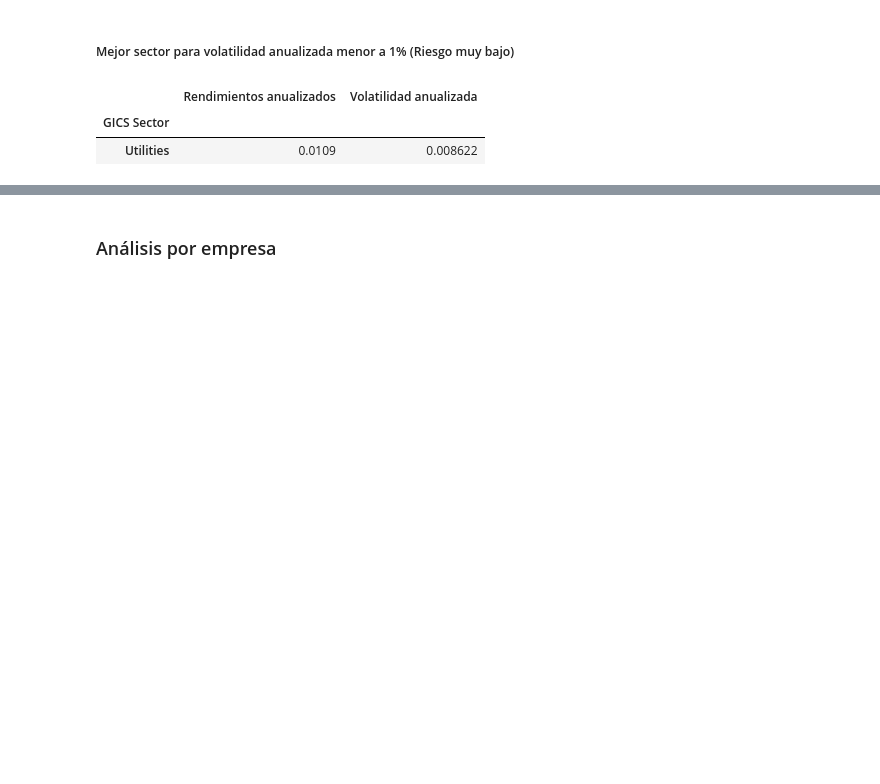
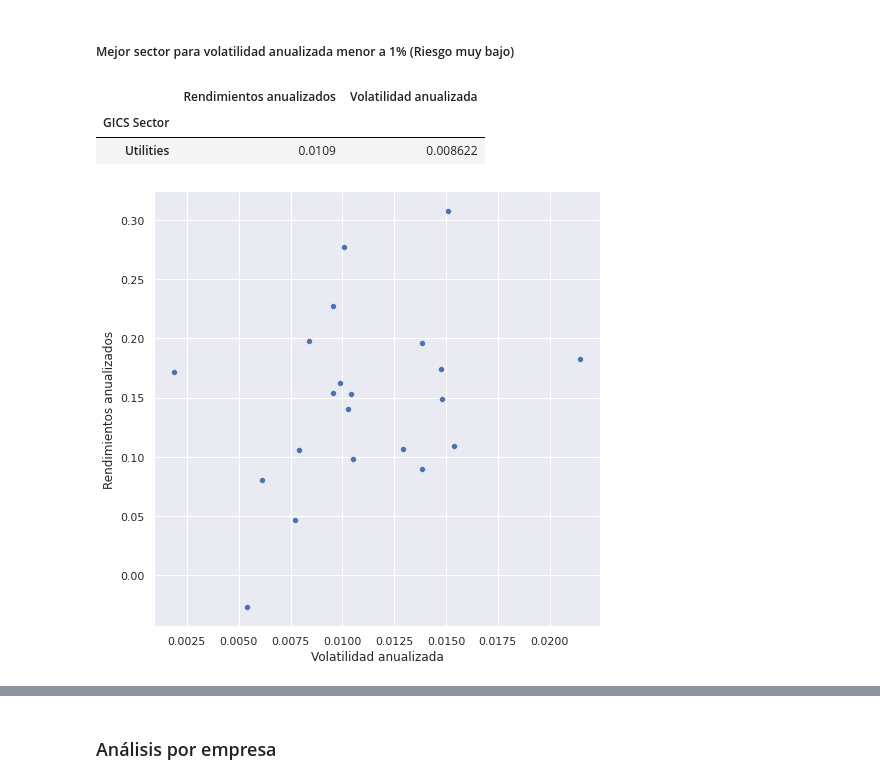
Before and after one commit to Martin17Arg/DS-PI-ProyectoIndividual, a Jupyter notebook: PI_02/proyecto/Informe.ipynb, the cells around one changed output, grey strips where cells are left out. Saved outputs shown, nothing was run; the diff lists cells and outputs as text; code cells hidden in the pictures; blank space fills up the shorter version.

```diff
--- a/PI_02/proyecto/Informe.ipynb
+++ b/PI_02/proyecto/Informe.ipynb
@@ -220,3 +220,9 @@ sectores[mask].sort_values(by="Rendimientos anualizados", ascending = False).hea
 |  | Rendimientos anualizados | Volatilidad anualizada |
 | GICS Sector |  |  |
 | Utilities | 0.0109 | 0.008622 |
+# %%
+ax = sns.scatterplot(data = tickers[tickers['GICS Sector'] == 'Energy'],
+                    x = "Volatilidad anualizada",
+                    y = "Rendimientos anualizados")
+# %% [output]
+[figure, added]
```
Also changed, not shown: parts of 2 cells of this notebook, 2 other files.
